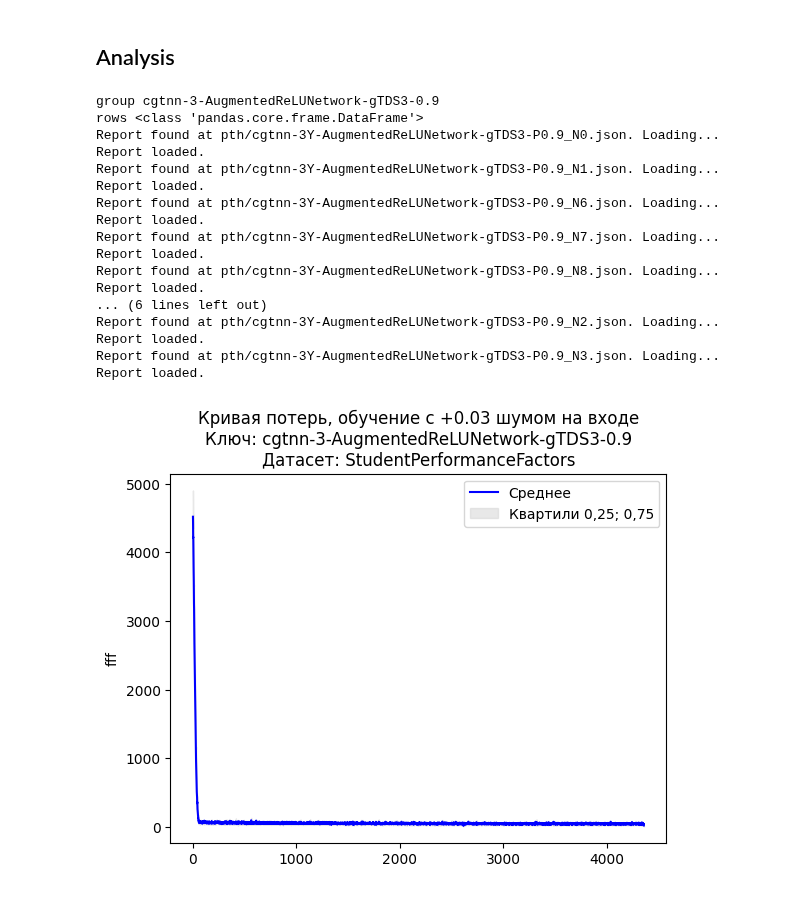
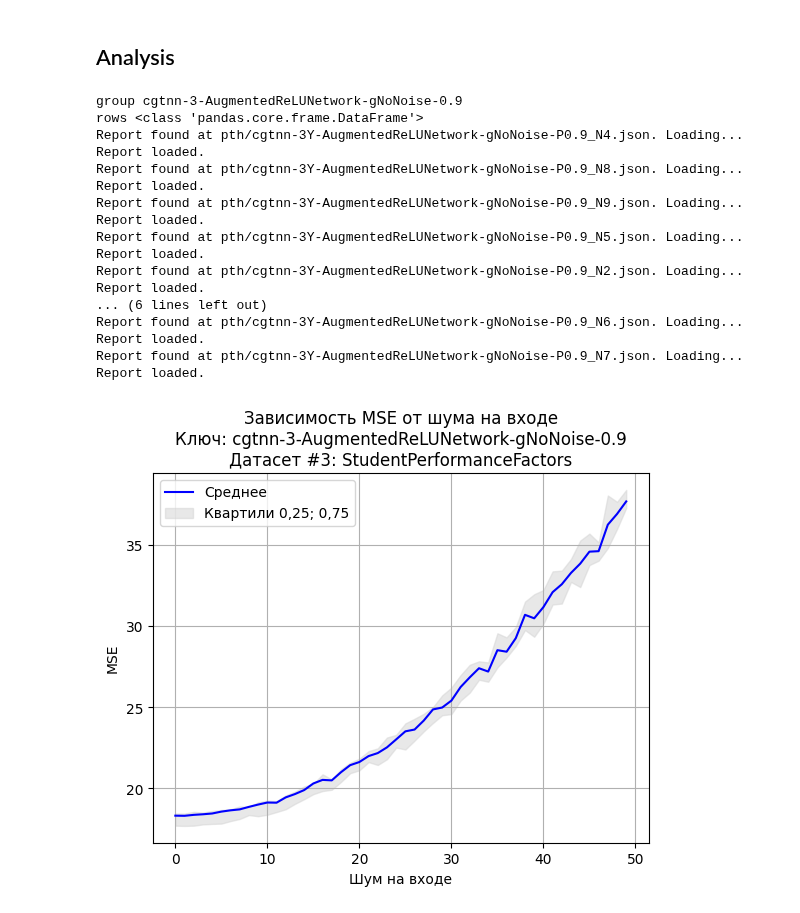
Before and after one commit to LISA-ITMO/CGT4NN, a Jupyter notebook: cgt-nn-rev8.ipynb, the cells around one changed output. Cells and saved outputs as stored; diff of their text form; code cells hidden in the pictures.

```diff
--- a/cgt-nn-rev8.ipynb
+++ b/cgt-nn-rev8.ipynb
@@ -19,20 +20,24 @@ from cgtnnlib.constants import LEARNING_RATE, RANDOM_STATE
 import cgtnnlib.training as tr
 import cgtnnlib.datasets as ds
 from cgtnnlib.ExperimentParameters import ExperimentParameters
-from cgtnnlib.NoiseGenerator import target_dispersion_scaled_noise
+from cgtnnlib.NoiseGenerator import target_dispersion_scaled_noise, no_noise_generator
 
 
 iterations = 10
 epochs = 10
+p = 0.9
+
 datasets = [
     ds.datasets['StudentPerformanceFactors'],
     ds.datasets['wine_quality'],
 ]
-noise_generators = [target_dispersion_scaled_noise(
-    dataset=dataset,
-    factor=0.03,
-    random_seed=RANDOM_STATE + 1,
-) for dataset in datasets]
-p = 0.9
+noise_generators = [
+    lambda dataset: no_noise_generator,
+    lambda dataset: target_dispersion_scaled_noise(
+        dataset=dataset,
+        factor=0.03,
+        random_seed=RANDOM_STATE + 1,
+    ),
+]
 # %% [output]
 TORCH_DEVICE is cpu
@@ -169,10 +177,10 @@ df['dataset'] = df['dataset'].apply(lambda x: int(x.rstrip('Y')))
 df['p'] = df['p'].apply(lambda x: float(x.lstrip('P')))
 df['iteration'] = df['iteration'].apply(lambda x: int(x.lstrip('N')))
 
-def grouping_key(row):
+def dataset(row):
     return f"{row.project}-{row.dataset}-{row.model_class}-{row.noise_generator}-{row.p}"
 
-df['grouping_key'] = df.apply(grouping_key, axis=1)
+df['grouping_key'] = df.apply(dataset, axis=1)
 
 
 def summarize_series_list(series_list: list[pd.Series]):
@@ -188,8 +196,8 @@ def summarize_series_list(series_list: list[pd.Series]):
 
 
 grouped = df.groupby('grouping_key')
-for grouping_key, rows in grouped:
-    print('group', grouping_key)
+for dataset, rows in grouped:
+    print('group', dataset)
     print('rows', type(rows))
 
     losses: list[pd.DataFrame] = []
@@ -200,46 +208,55 @@ for grouping_key, rows in grouped:
         for filename in rows['filename']
     ]
 
+    # curve = summarize_series_list(
+    #     list(map(lambda x: pd.Series(x.get('loss')), reports))
+    # )
+
     curve = summarize_series_list(
-        list(map(lambda x: pd.Series(x.get('loss')), reports))
+        list(map(lambda x: pd.DataFrame(x.get('eval'))['mse'], reports))
     )
+
+    dataset_name = reports[0].get('dataset').get('name')
+    dataset_number = reports[0].get('dataset').get('number')
 
     plot_deviant_curves_on_ax_or_plt(
         ax_or_plt=plt,
         models=[{
             'curve': curve,
             'color': 'blue',
             'label': 'Среднее',
             'quantiles_color': 'lightgray',
             'quantiles_label': 'Квартили 0,25; 0,75',
         }],
         title='\n'.join([
-            'Кривая потерь, обучение с +0.03 шумом на входе',
-            'Ключ: ' + grouping_key,
-            'Датасет: ' + reports[0].get('dataset').get('name')
+            # 'Кривая потерь, обучение с +0.03 шумом на входе',
+            'Зависимость MSE от шума на входе',
+            'Ключ: ' + dataset,
+            f'Датасет #{dataset_number}: {dataset_name}'
         ]),
-        xlabel='',
-        ylabel='fff',
+        xlabel='Шум на входе',
+        ylabel='MSE',
         quantiles_alpha=0.5,
     )
 
+    plt.grid()
     plt.show()
 # %% [output]
-group cgtnn-3-AugmentedReLUNetwork-gTDS3-0.9
+group cgtnn-3-AugmentedReLUNetwork-gNoNoise-0.9
 rows <class 'pandas.core.frame.DataFrame'>
-Report found at pth/cgtnn-3Y-AugmentedReLUNetwork-gTDS3-P0.9_N0.json. Loading...
+Report found at pth/cgtnn-3Y-AugmentedReLUNetwork-gNoNoise-P0.9_N4.json. Loading...
 Report loaded.
-Report found at pth/cgtnn-3Y-AugmentedReLUNetwork-gTDS3-P0.9_N1.json. Loading...
+Report found at pth/cgtnn-3Y-AugmentedReLUNetwork-gNoNoise-P0.9_N8.json. Loading...
 Report loaded.
-Report found at pth/cgtnn-3Y-AugmentedReLUNetwork-gTDS3-P0.9_N6.json. Loading...
+Report found at pth/cgtnn-3Y-AugmentedReLUNetwork-gNoNoise-P0.9_N9.json. Loading...
 Report loaded.
-Report found at pth/cgtnn-3Y-AugmentedReLUNetwork-gTDS3-P0.9_N7.json. Loading...
+Report found at pth/cgtnn-3Y-AugmentedReLUNetwork-gNoNoise-P0.9_N5.json. Loading...
 Report loaded.
-Report found at pth/cgtnn-3Y-AugmentedReLUNetwork-gTDS3-P0.9_N8.json. Loading...
+Report found at pth/cgtnn-3Y-AugmentedReLUNetwork-gNoNoise-P0.9_N2.json. Loading...
 Report loaded.
 ... (6 lines left out)
-Report found at pth/cgtnn-3Y-AugmentedReLUNetwork-gTDS3-P0.9_N2.json. Loading...
+Report found at pth/cgtnn-3Y-AugmentedReLUNetwork-gNoNoise-P0.9_N6.json. Loading...
 Report loaded.
-Report found at pth/cgtnn-3Y-AugmentedReLUNetwork-gTDS3-P0.9_N3.json. Loading...
+Report found at pth/cgtnn-3Y-AugmentedReLUNetwork-gNoNoise-P0.9_N7.json. Loading...
 Report loaded.
-[figure, old version]
+[figure, new version]
```
Also changed, not shown: parts of 6 cells of this notebook, 4 other files.
